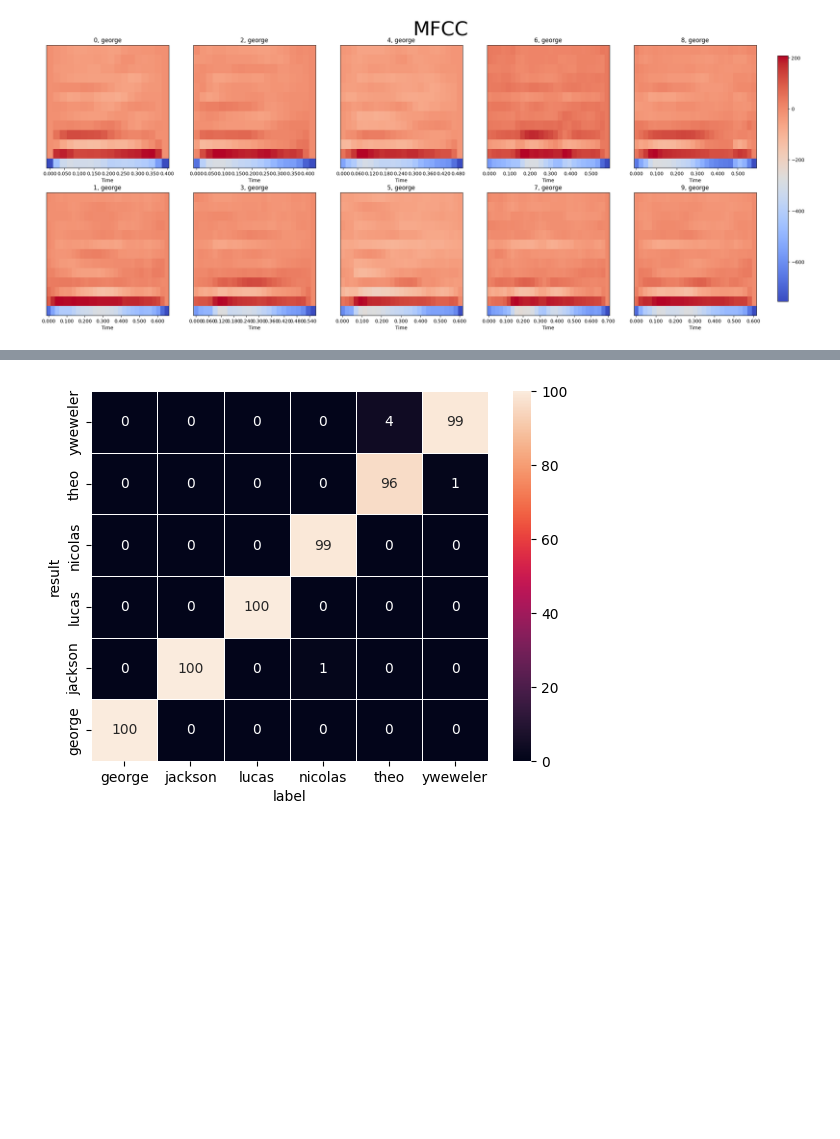
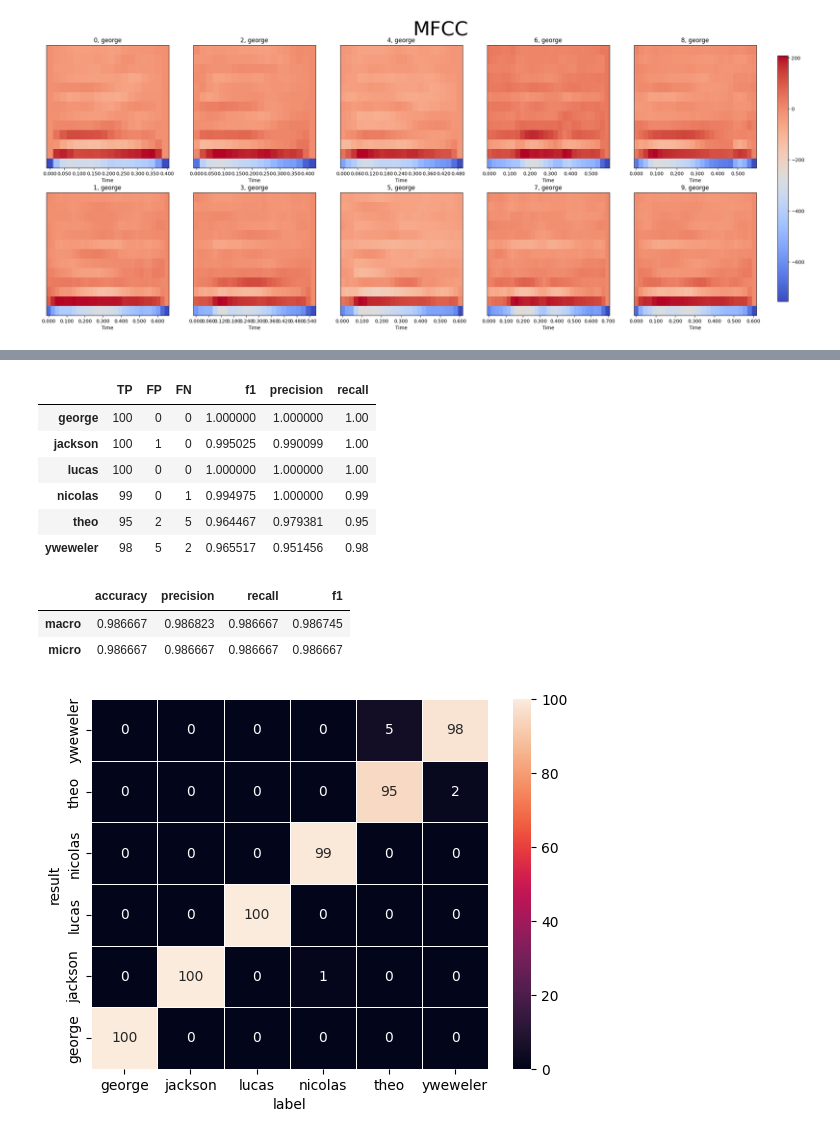
Before and after one commit to mvajhi/Introduction-to-Artificial-Intelligence-and-Machine-Learning, a Jupyter notebook: ca2/part1.ipynb, the cells around one changed output, grey strips where cells are left out. Saved outputs shown, nothing was run; the diff lists cells and outputs as text; code cells hidden in the pictures; blank space fills up the shorter version.

```diff
--- a/ca2/part1.ipynb
+++ b/ca2/part1.ipynb
@@ -154,7 +218,17 @@ visual_result(result)
 # %%
 training_data, testing_data = create_test_and_train_data(df, 'name', 'number')
 hmms = train_data(training_data, n_com=10)
 result = test_hmm(testing_data, hmms)
-visual_result(result)
+analyse_result(result)
 # %% [output]
+|  | TP | FP | FN | f1 | precision | recall |
+| george | 100 | 0 | 0 | 1.000000 | 1.000000 | 1.00 |
+| jackson | 100 | 1 | 0 | 0.995025 | 0.990099 | 1.00 |
+| lucas | 100 | 0 | 0 | 1.000000 | 1.000000 | 1.00 |
+| nicolas | 99 | 0 | 1 | 0.994975 | 1.000000 | 0.99 |
+| theo | 95 | 2 | 5 | 0.964467 | 0.979381 | 0.95 |
+| yweweler | 98 | 5 | 2 | 0.965517 | 0.951456 | 0.98 |
+|  | accuracy | precision | recall | f1 |
+| macro | 0.986667 | 0.986823 | 0.986667 | 0.986745 |
+| micro | 0.986667 | 0.986667 | 0.986667 | 0.986667 |
 [figure]
```
Also changed, not shown: parts of 10 cells of this notebook, 1 other file.
